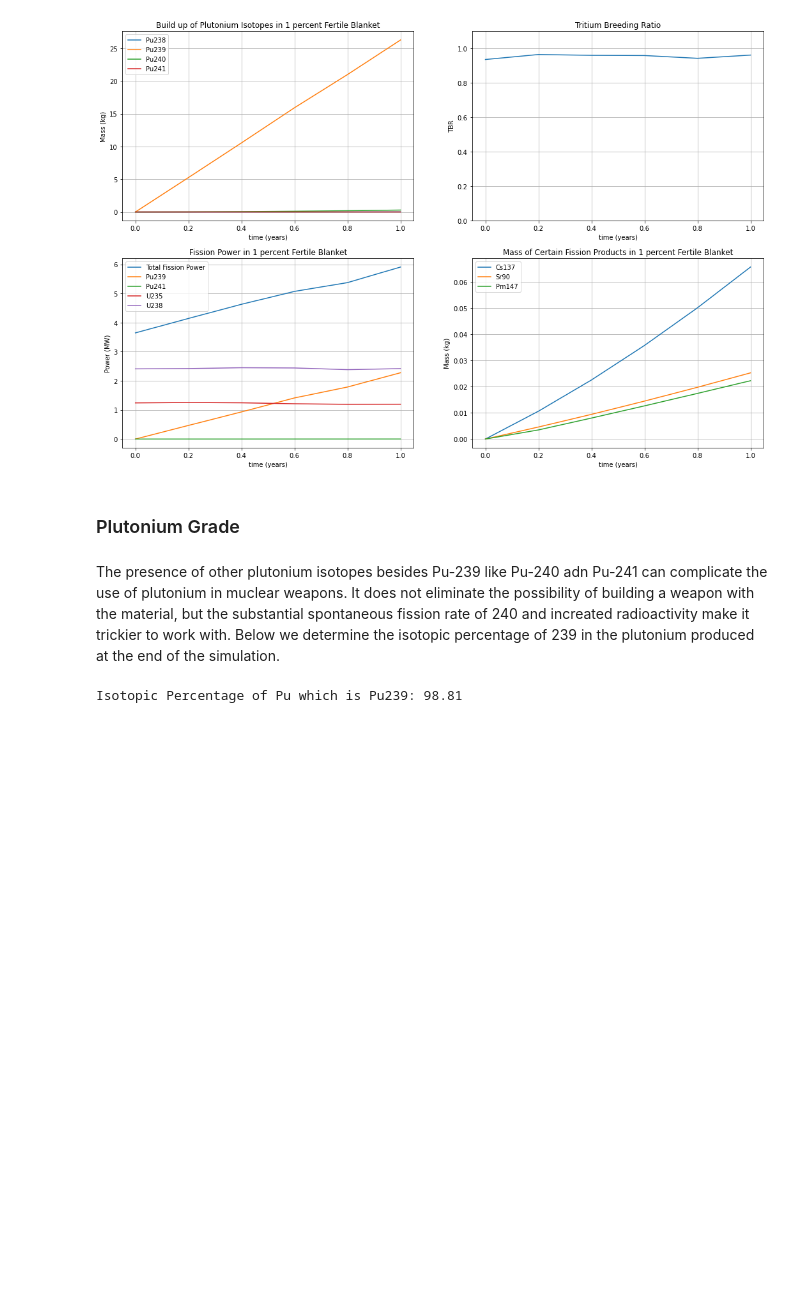
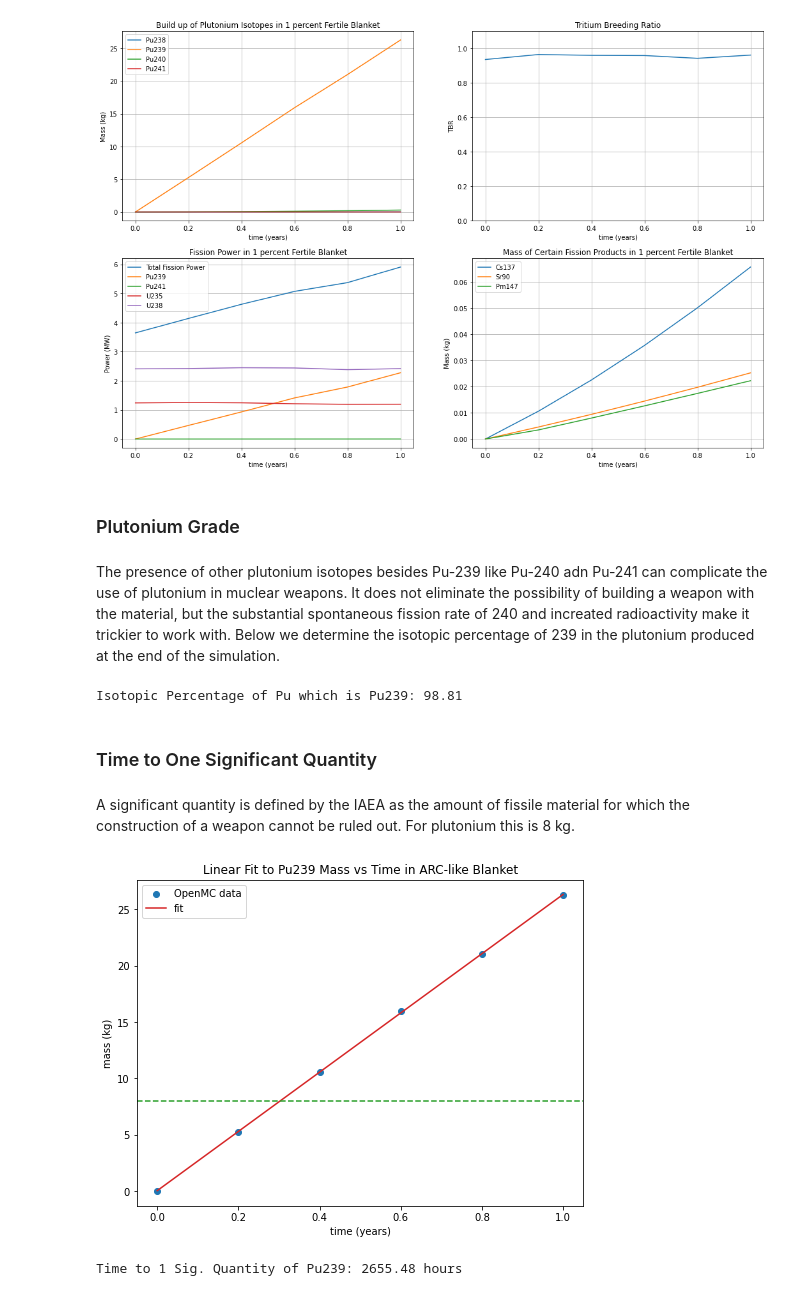
Before and after one commit to jlball/arc-proliferation, a Jupyter notebook: arc2018/arc2018_depletion.ipynb, the cells around one changed output. Cells and saved outputs as stored; diff of their text form; code cells hidden in the pictures; blank space fills up the shorter version.

Commit message:
Added time to significant quantity calculation to depletion notebook, changed multiplier material to beryllium

```diff
--- a/arc2018/arc2018_depletion.ipynb
+++ b/arc2018/arc2018_depletion.ipynb
@@ -477,3 +483,37 @@ pu239_atoms = get_atoms('Pu239')[-1]
 print('Isotopic Percentage of Pu which is Pu239:', round(pu239_atoms/total_pu_atoms * 100, 2))
 # %% [output]
 Isotopic Percentage of Pu which is Pu239: 98.81
+# %% [markdown]
+### Time to One Significant Quantity
+# %% [markdown]
+A significant quantity is defined by the IAEA as the amount of fissile material for which the construction of a weapon cannot be ruled out. For plutonium this is 8 kg.
+# %%
+pu_masses = get_mass('Pu239')
+
+fit = Polynomial.fit(times, pu_masses, 1)
+
+fit_masses = fit(times)
+# %%
+from cProfile import label
+from matplotlib.pyplot import xlabel
+
+
+fig, ax = plt.subplots()
+ax.scatter(times, pu_masses, label='OpenMC data')
+ax.plot(times, fit_masses, label='fit', color='tab:red')
+ax.axhline(y=8, color='tab:green', linestyle='--')
+
+ax.set(title="Linear Fit to Pu239 Mass vs Time in ARC-like Blanket", xlabel="time (years)", ylabel='mass (kg)')
+ax.legend()
+
+plt.gcf().set_size_inches(8, 6)
+plt.show()
+# %% [output]
+[figure, added]
+# %%
+sig_quantity = 8 # kg
+time_to_sig_quantity = (fit - sig_quantity).roots()[0] # years
+
+print("Time to 1 Sig. Quantity of Pu239:", round(time_to_sig_quantity*365*24, 2), "hours")
+# %% [output]
+Time to 1 Sig. Quantity of Pu239: 2655.48 hours
```
Also changed, not shown: parts of 5 cells of this notebook, 1 other file.
